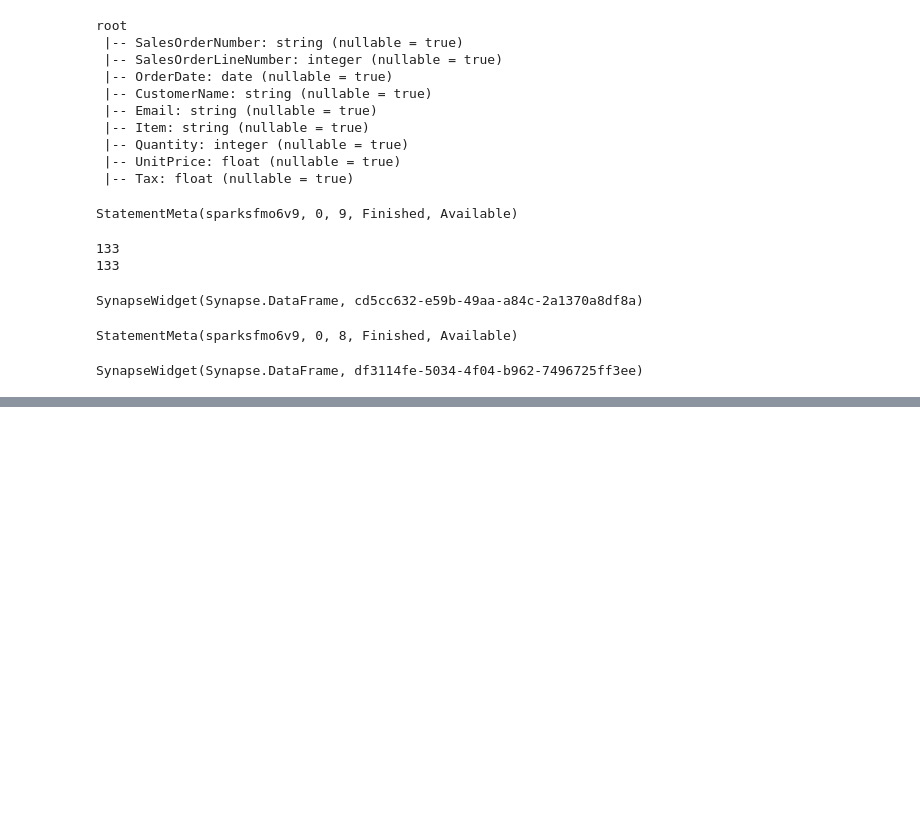
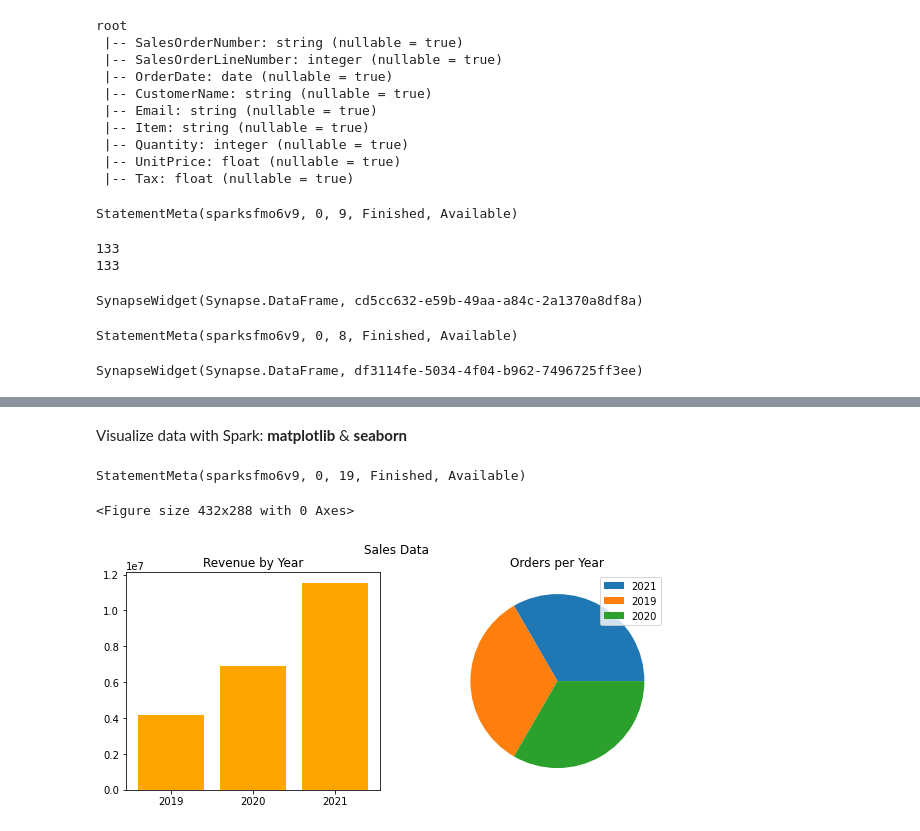
Before and after one commit to rtellezi/pastebin, a Jupyter notebook: spark_processing.ipynb, the cells around one changed output, grey strips where cells are left out. Saved outputs shown, nothing was run; the diff lists cells and outputs as text; code cells hidden in the pictures; blank space fills up the shorter version.

```diff
--- a/spark_processing.ipynb
+++ b/spark_processing.ipynb
@@ -62,0 +106,28 @@ SynapseWidget(Synapse.DataFrame, df3114fe-5034-4f04-b962-7496725ff3ee)
+# %% [markdown]
+Visualize data with Spark: **matplotlib** & **seaborn**
+# %%
+# Clear the plot area
+plt.clf()
+
+# Create a figure for 2 subplots (1 row, 2 columns)
+fig, ax = plt.subplots(1, 2, figsize = (10,4))
+
+# Create a bar plot of revenue by year on the first axis
+ax[0].bar(x=df_sales['OrderYear'], height=df_sales['GrossRevenue'], color='orange')
+ax[0].set_title('Revenue by Year')
+
+# Create a pie chart of yearly order counts on the second axis
+yearly_counts = df_sales['OrderYear'].value_counts()
+ax[1].pie(yearly_counts)
+ax[1].set_title('Orders per Year')
+ax[1].legend(yearly_counts.keys().tolist())
+
+# Add a title to the Figure
+fig.suptitle('Sales Data')
+
+# Show the figure
+plt.show()
+# %% [output]
+StatementMeta(sparksfmo6v9, 0, 19, Finished, Available)
+<Figure size 432x288 with 0 Axes>
+[figure, added]
```
Also changed, not shown: parts of 10 cells of this notebook.
